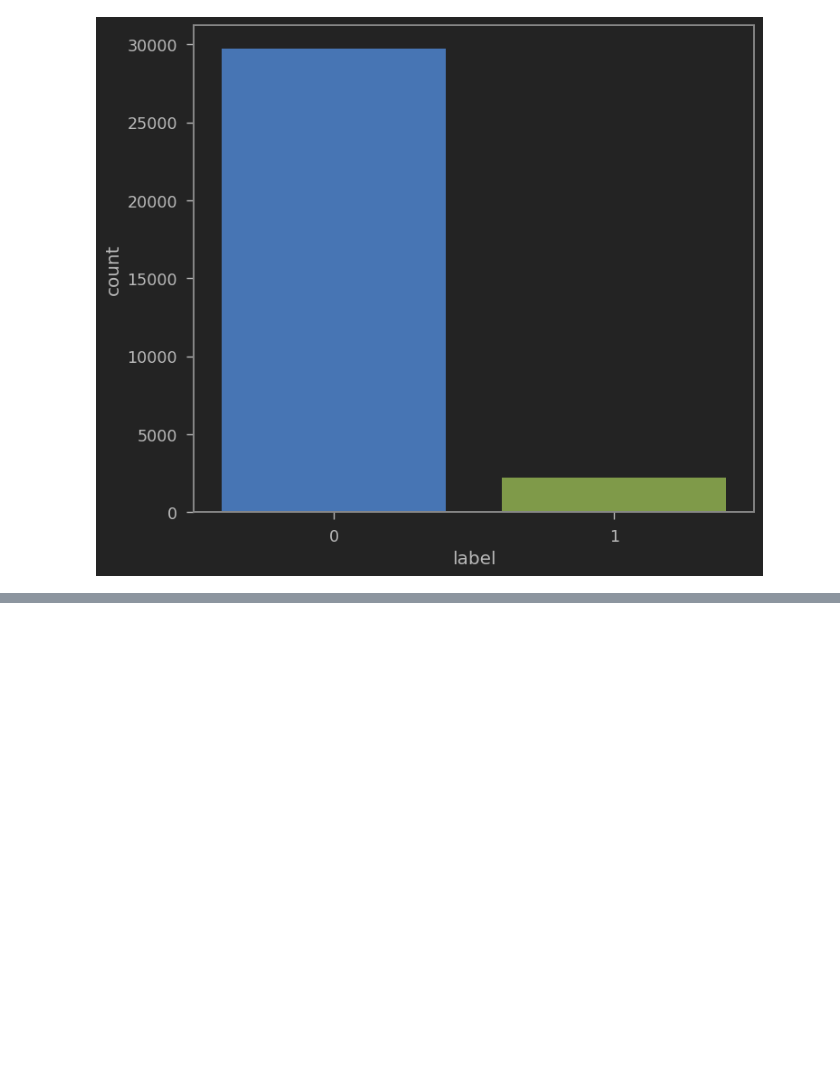
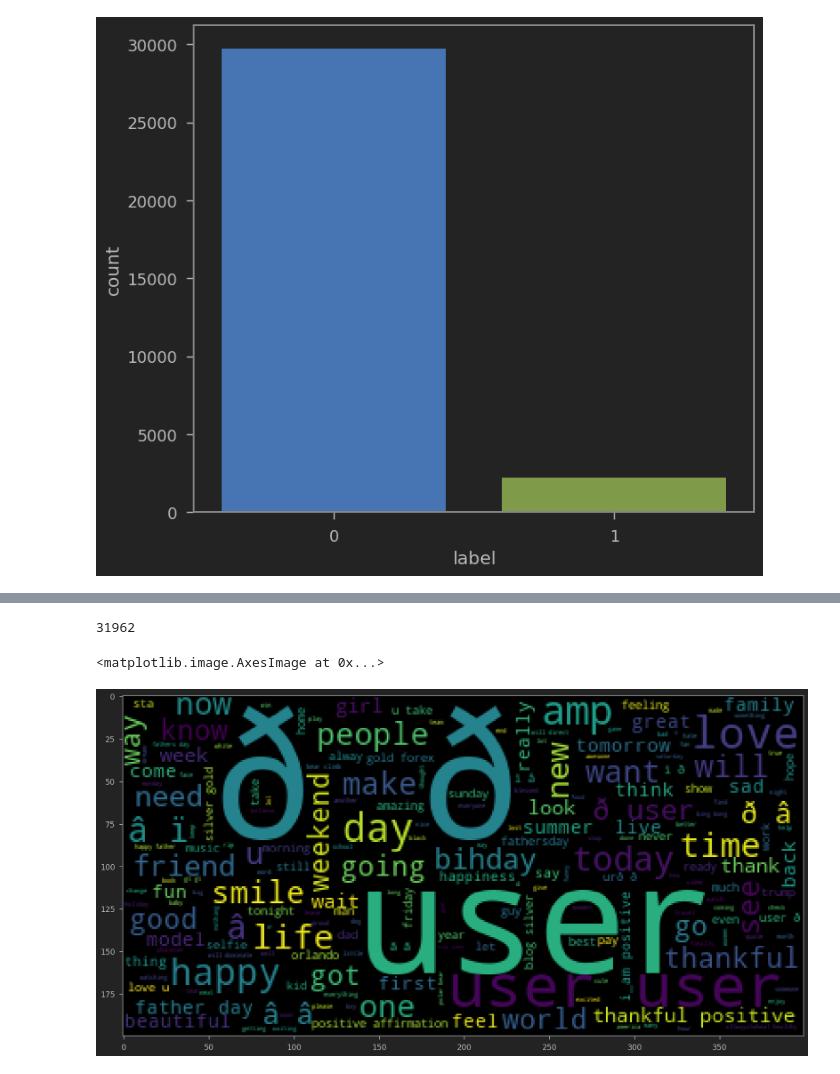
Before and after one commit to mitzu-93/twitter-sentiment, a Jupyter notebook: sentiment-analysis.ipynb, the cells around one changed output, grey strips where cells are left out. Cells and saved outputs as stored; diff of their text form; code cells hidden in the pictures; blank space fills up the shorter version.

```diff
--- a/sentiment-analysis.ipynb
+++ b/sentiment-analysis.ipynb
@@ -155,0 +193,10 @@ sns.histplot(twitter_df['length'])
+# %%
+#combining all tweets in one string so that we can make a word cloud
+sentences = twitter_df['tweet'].tolist()
+len(sentences)
+# %% [output]
+31962
+# %%
+sentences_as_one =' '.join(sentences)
+#sentences_as_one
+#printing that was way too long
@@ -155,0 +207,6 @@ sns.histplot(twitter_df['length'])
+# %%
+plt.figure(figsize=(20,20))
+plt.imshow(WordCloud().generate(sentences_as_one))
+# %% [output]
+<matplotlib.image.AxesImage at 0x...>
+[figure, added]
```
Also changed, not shown: parts of 11 cells of this notebook.
